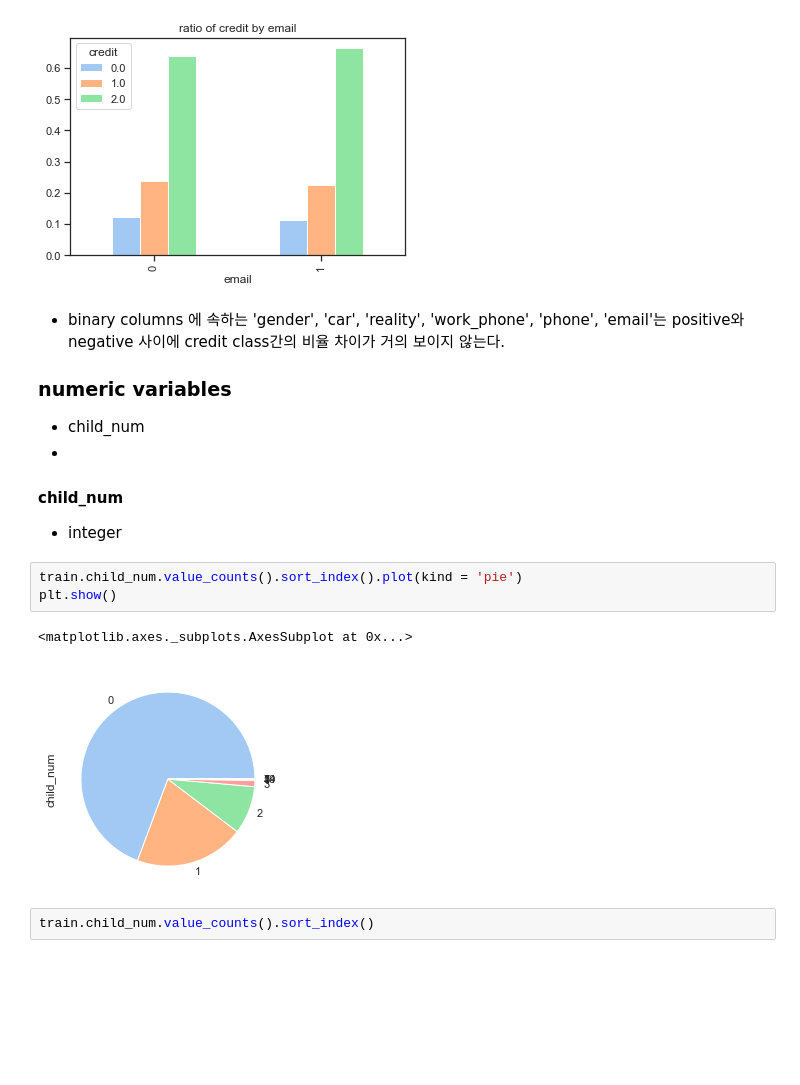
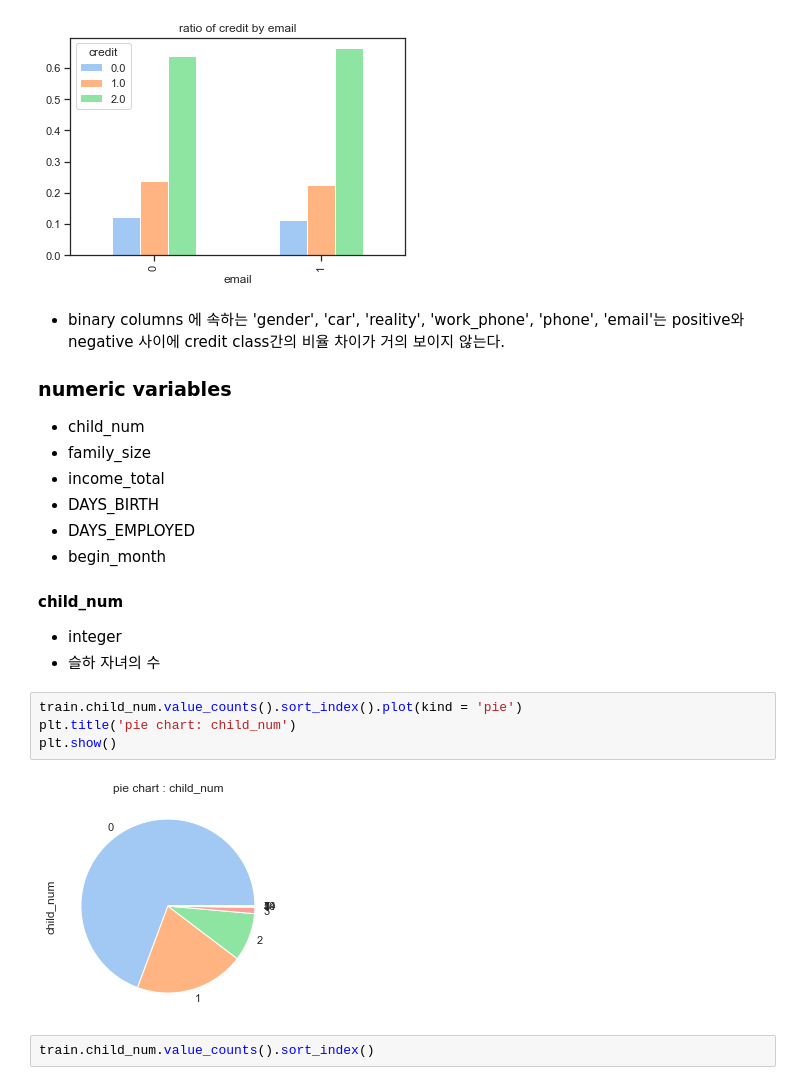
Before and after one commit to Gangtaro/data_science_repository, a Jupyter notebook: COMPETETION_LOG/DACON_210405_credit/dacon_credit_project.ipynb, the cells around one changed output. Cells and saved outputs as stored; diff of their text form; blank space fills up the shorter version.

```diff
--- a/COMPETETION_LOG/DACON_210405_credit/dacon_credit_project.ipynb
+++ b/COMPETETION_LOG/DACON_210405_credit/dacon_credit_project.ipynb
@@ -172,16 +172,21 @@ for cols in bin_cols :
 
 ### numeric variables
 - child_num
--
+- family_size
+- income_total
+- DAYS_BIRTH
+- DAYS_EMPLOYED
+- begin_month
 
 #### child_num
 - integer
+- 슬하 자녀의 수
 # %%
 train.child_num.value_counts().sort_index().plot(kind = 'pie')
+plt.title('pie chart: child_num')
 plt.show()
 # %% [output]
-<matplotlib.axes._subplots.AxesSubplot at 0x...>
-[figure, old version]
+[figure, new version]
 # %%
 train.child_num.value_counts().sort_index()
 # %% [output]
```
Also changed, not shown: parts of 20 cells of this notebook.
